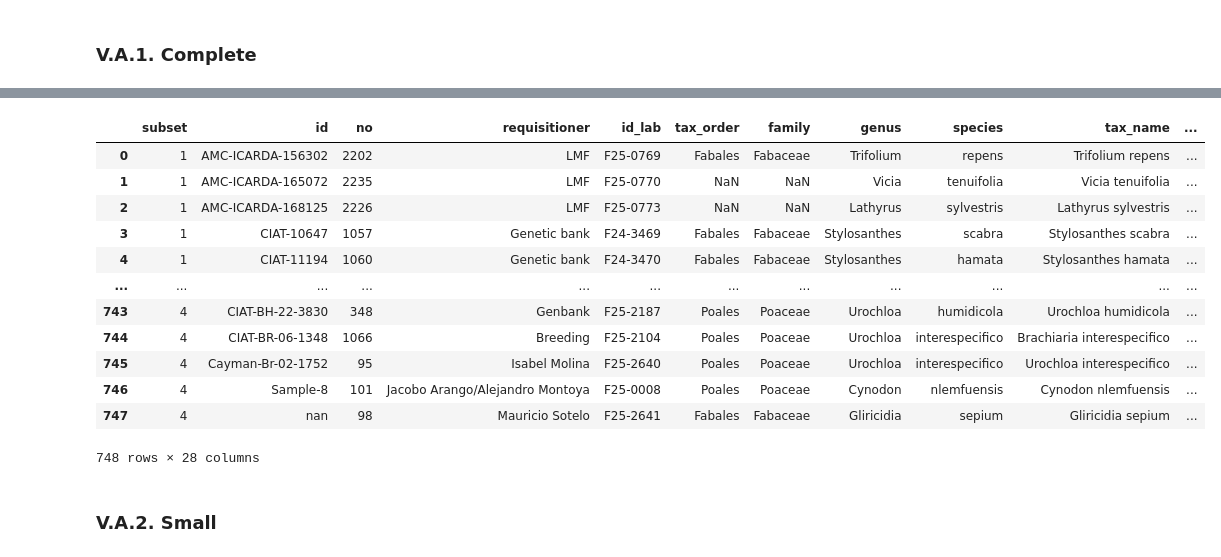
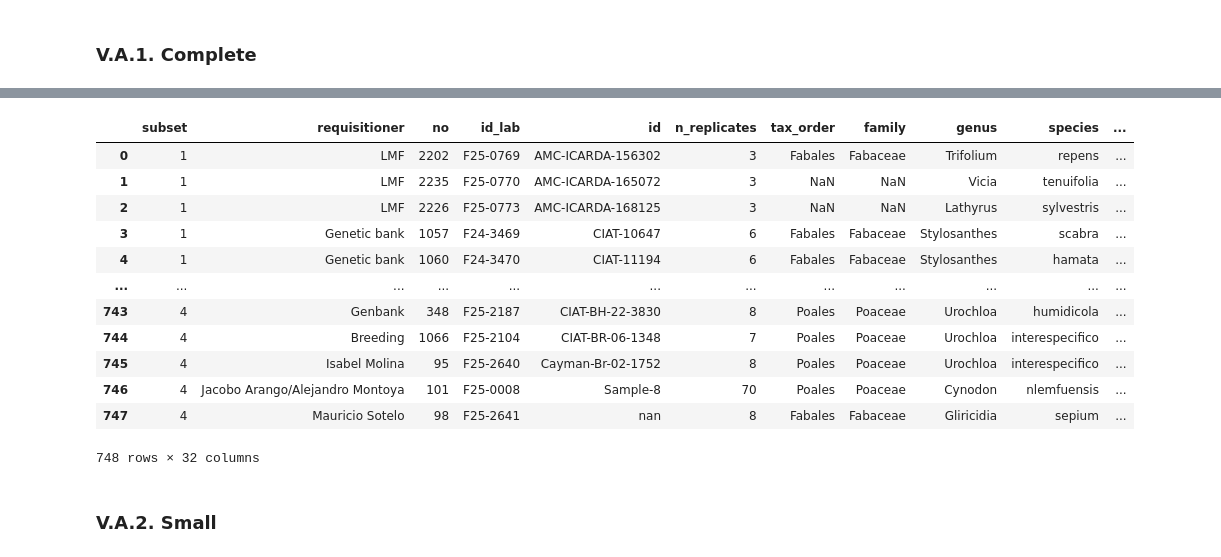
Before and after one commit to maurope/lmf, a Jupyter notebook: notebooks/2026/2026_05_29_sql_data_frame_creation_for_methane_intensity_and_tddm_estimations.ipynb, the cells around one changed output, grey strips where cells are left out. Cells and saved outputs as stored; diff of their text form; code cells hidden in the pictures.

```diff
--- a/notebooks/2026/2026_05_29_sql_data_frame_creation_for_methane_intensity_and_tddm_estimations.ipynb
+++ b/notebooks/2026/2026_05_29_sql_data_frame_creation_for_methane_intensity_and_tddm_estimations.ipynb
@@ -1629,10 +1692,9 @@ subsets_1_2_3_4_nutrition_sorted_by_sql.tail()
 category_columns = ['subset', 'no', 'requisitioner', 'id_lab', 'id', 'tax_order', 'family',
        'genus', 'species', 'tax_name', 'functional_group', 'set_ciat', 'batch',
        'run', 'replication', 'syrange']
-numeric_columns = ['sample_weight_g','net_gas_8h_ml', 'net_gas_24h_ml',
-       'ch4_8h_ml', 'ch4_24h_ml', 'ch4_percentage_in_gas_8h',
-       'ch4_percentage_in_gas_24h', 'gas_ml_g_dm_incubated_24h',
-       'ch4_ml_g_ndf_digested_24h', 'methane_intensity', 'tddm','new_undigested_dm_g']
+numeric_columns = ['sample_weight_g', 'undigested_dm_g', 'dm_incubated', 'digested_feed_mg' ,'net_gas_8h_ml', 'net_gas_24h_ml',
+       'ch4_8h_ml', 'ch4_24h_ml', 'ch4_8h_percentage', 'ch4_24h_percentage','part_fact', 'ch4_ml_g_dm_incubaed_24h',
+       'ch4_ml_g_ndf_digested_24h', 'methane_intensity', 'tddm']
 
 for df in [subset_1_gas_sorted_by_sql, subset_2_gas_sorted_by_sql, subset_3_gas_sorted_by_sql, subset_4_gas_sorted_by_sql]:
     for col in category_columns:
@@ -1656,24 +1733,2 @@ subset_4_gas_sorted_by_sql_mean = subset_4_gas_sorted_by_sql_mean.reset_index()
 # %% [markdown]
 ### V.A.1. Complete
-# %%
-agg_functions_for_dashboard = {}
-for col in category_columns:
-    if col != 'id': # 'id' is the groupby key
-        agg_functions_for_dashboard[col] = 'first' # Take the first occurrence for categorical columns
-for col in numeric_columns:
-    agg_functions_for_dashboard[col] = 'mean' # Calculate the mean for numeric columns
-
-# Group by 'id' and apply the aggregation
-# Using observed=False to ensure all categories are considered if 'id' was categorical itself,
-# but it mainly affects the output type. For simple string/object IDs, it won't change behavior much.
-subset_1_dashboard = subset_1_gas_sorted_by_sql.groupby('id', observed=False).agg(agg_functions_for_dashboard).round(2).reset_index()
-
-# Reorder columns to place 'subset' first
-cols = subset_1_dashboard.columns.tolist()
-cols.remove('subset')
-cols.remove('id')
-new_column_order = ['subset', 'id'] + cols
-subset_1_dashboard = subset_1_dashboard[new_column_order]
-
-print("Dashboard with categorical columns maintained and 'subset' as the first column:")
-display(subset_1_dashboard)
@@ -1761,26 +1793,31 @@ Dashboard for subset_4 with categorical columns maintained and 'subset' as the f
+# %%
+subset_1_gas_sorted_by_sql_mean = summarize_by_id(subset_1_gas_sorted_by_sql, category_columns, numeric_columns)
+subset_2_gas_sorted_by_sql_mean = summarize_by_id(subset_2_gas_sorted_by_sql, category_columns, numeric_columns)
+subset_3_gas_sorted_by_sql_mean = summarize_by_id(subset_3_gas_sorted_by_sql, category_columns, numeric_columns)
+subset_4_gas_sorted_by_sql_mean = summarize_by_id(subset_4_gas_sorted_by_sql, category_columns, numeric_columns)
 # %%
 subsets_1_2_3_4_gas_dashboard_complete = pd.concat([
-    subset_1_dashboard,
-    subset_2_dashboard,
-    subset_3_dashboard,
-    subset_4_dashboard
+    subset_1_gas_sorted_by_sql_mean,
+    subset_2_gas_sorted_by_sql_mean,
+    subset_3_gas_sorted_by_sql_mean,
+    subset_4_gas_sorted_by_sql_mean
 ], ignore_index=True)
 
 subsets_1_2_3_4_gas_dashboard_complete
 # %% [output]
-|  | subset | id | no | requisitioner | id_lab | tax_order | family | genus | species | tax_name | ... |
-| 0 | 1 | AMC-ICARDA-156302 | 2202 | LMF | F25-0769 | Fabales | Fabaceae | Trifolium | repens | Trifolium repens | ... |
-| 1 | 1 | AMC-ICARDA-165072 | 2235 | LMF | F25-0770 | NaN | NaN | Vicia | tenuifolia | Vicia tenuifolia | ... |
-| 2 | 1 | AMC-ICARDA-168125 | 2226 | LMF | F25-0773 | NaN | NaN | Lathyrus | sylvestris | Lathyrus sylvestris | ... |
-| 3 | 1 | CIAT-10647 | 1057 | Genetic bank | F24-3469 | Fabales | Fabaceae | Stylosanthes | scabra | Stylosanthes scabra | ... |
-| 4 | 1 | CIAT-11194 | 1060 | Genetic bank | F24-3470 | Fabales | Fabaceae | Stylosanthes | hamata | Stylosanthes hamata | ... |
+|  | subset | requisitioner | no | id_lab | id | n_replicates | tax_order | family | genus | species | ... |
+| 0 | 1 | LMF | 2202 | F25-0769 | AMC-ICARDA-156302 | 3 | Fabales | Fabaceae | Trifolium | repens | ... |
+| 1 | 1 | LMF | 2235 | F25-0770 | AMC-ICARDA-165072 | 3 | NaN | NaN | Vicia | tenuifolia | ... |
+| 2 | 1 | LMF | 2226 | F25-0773 | AMC-ICARDA-168125 | 3 | NaN | NaN | Lathyrus | sylvestris | ... |
+| 3 | 1 | Genetic bank | 1057 | F24-3469 | CIAT-10647 | 6 | Fabales | Fabaceae | Stylosanthes | scabra | ... |
+| 4 | 1 | Genetic bank | 1060 | F24-3470 | CIAT-11194 | 6 | Fabales | Fabaceae | Stylosanthes | hamata | ... |
 | ... | ... | ... | ... | ... | ... | ... | ... | ... | ... | ... | ... |
-| 743 | 4 | CIAT-BH-22-3830 | 348 | Genbank | F25-2187 | Poales | Poaceae | Urochloa | humidicola | Urochloa humidicola | ... |
-| 744 | 4 | CIAT-BR-06-1348 | 1066 | Breeding | F25-2104 | Poales | Poaceae | Urochloa | interespecifico | Brachiaria interespecifico | ... |
-| 745 | 4 | Cayman-Br-02-1752 | 95 | Isabel Molina | F25-2640 | Poales | Poaceae | Urochloa | interespecifico | Urochloa interespecifico | ... |
-| 746 | 4 | Sample-8 | 101 | Jacobo Arango/Alejandro Montoya | F25-0008 | Poales | Poaceae | Cynodon | nlemfuensis | Cynodon nlemfuensis | ... |
-| 747 | 4 | nan | 98 | Mauricio Sotelo | F25-2641 | Fabales | Fabaceae | Gliricidia | sepium | Gliricidia sepium | ... |
+| 743 | 4 | Genbank | 348 | F25-2187 | CIAT-BH-22-3830 | 8 | Poales | Poaceae | Urochloa | humidicola | ... |
+| 744 | 4 | Breeding | 1066 | F25-2104 | CIAT-BR-06-1348 | 7 | Poales | Poaceae | Urochloa | interespecifico | ... |
+| 745 | 4 | Isabel Molina | 95 | F25-2640 | Cayman-Br-02-1752 | 8 | Poales | Poaceae | Urochloa | interespecifico | ... |
+| 746 | 4 | Jacobo Arango/Alejandro Montoya | 101 | F25-0008 | Sample-8 | 70 | Poales | Poaceae | Cynodon | nlemfuensis | ... |
+| 747 | 4 | Mauricio Sotelo | 98 | F25-2641 | nan | 8 | Fabales | Fabaceae | Gliricidia | sepium | ... |
-748 rows × 28 columns
+748 rows × 32 columns
 # %%
 subsets_1_2_3_4_gas_dashboard_complete.to_csv('subsets_1_2_3_4_gas_dashboard_complete.csv', index=None)
 # %% [markdown]
```
Also changed, not shown: parts of 50 cells of this notebook, 16 other files.
